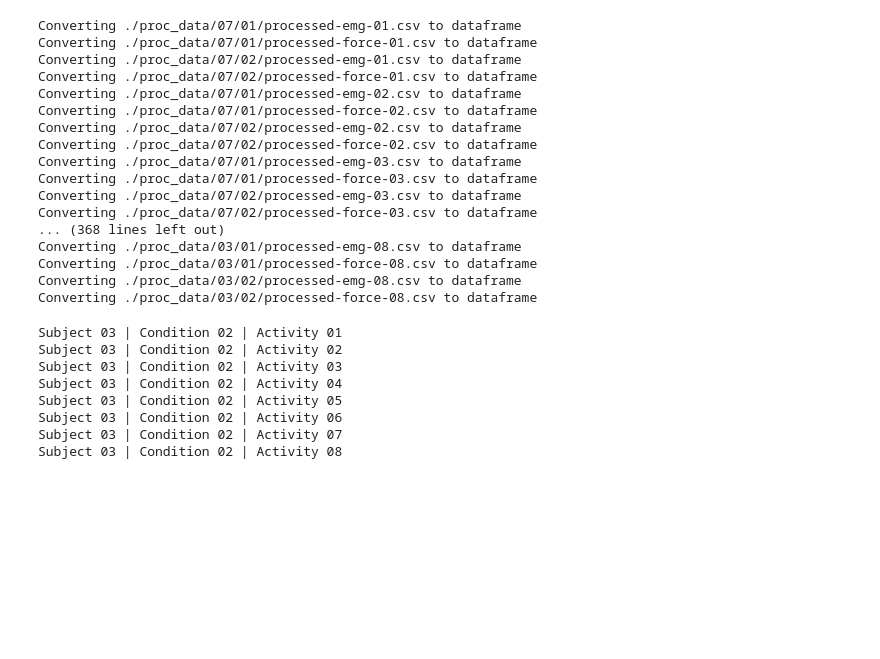
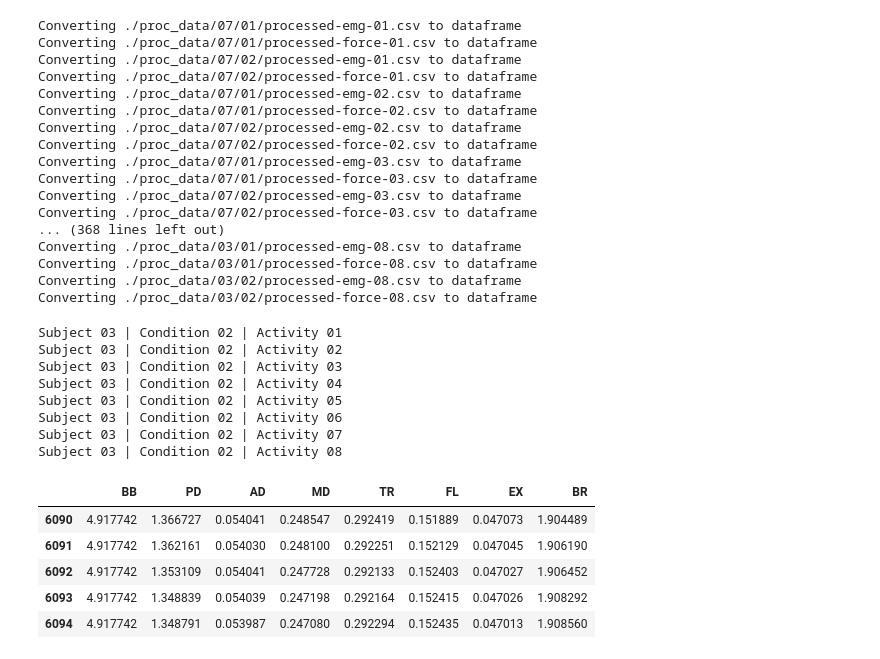
Before and after one commit to hrelab/2025-icorr-analysis, a Jupyter notebook: Test.ipynb, the cells around one changed output. Drawn from its saved outputs; the diff is of its cells as text; code cells hidden in the pictures; blank space fills up the shorter version.

```diff
--- a/Test.ipynb
+++ b/Test.ipynb
@@ -167,3 +167,14 @@ Subject 03 | Condition 02 | Activity 05
 Subject 03 | Condition 02 | Activity 06
 Subject 03 | Condition 02 | Activity 07
 Subject 03 | Condition 02 | Activity 08
+# %%
+data = pd.read_csv("../proc_data/02/01/processed-emg-01.csv", index_col=0)
+# %%
+data.head().iloc[:, 3:]
+# %% [output]
+|  | BB | PD | AD | MD | TR | FL | EX | BR |
+| 6090 | 4.917742 | 1.366727 | 0.054041 | 0.248547 | 0.292419 | 0.151889 | 0.047073 | 1.904489 |
+| 6091 | 4.917742 | 1.362161 | 0.054030 | 0.248100 | 0.292251 | 0.152129 | 0.047045 | 1.906190 |
+| 6092 | 4.917742 | 1.353109 | 0.054041 | 0.247728 | 0.292133 | 0.152403 | 0.047027 | 1.906452 |
+| 6093 | 4.917742 | 1.348839 | 0.054039 | 0.247198 | 0.292164 | 0.152415 | 0.047026 | 1.908292 |
+| 6094 | 4.917742 | 1.348791 | 0.053987 | 0.247080 | 0.292294 | 0.152435 | 0.047013 | 1.908560 |
```
Also changed, not shown: parts of 1 cell of this notebook, 4 other files.
